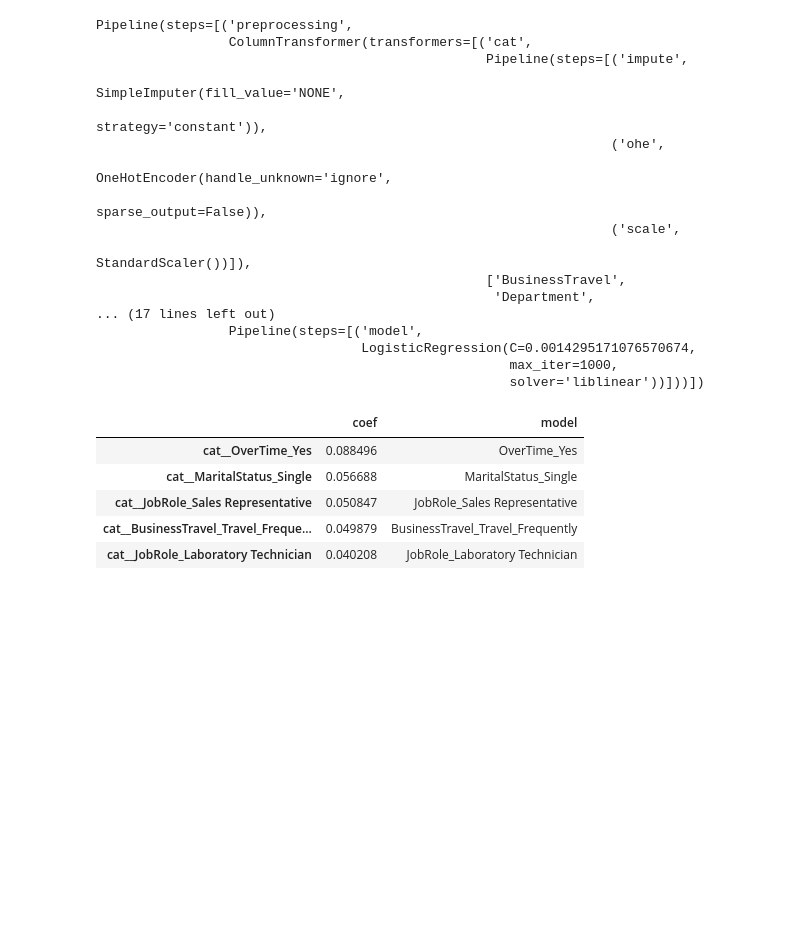
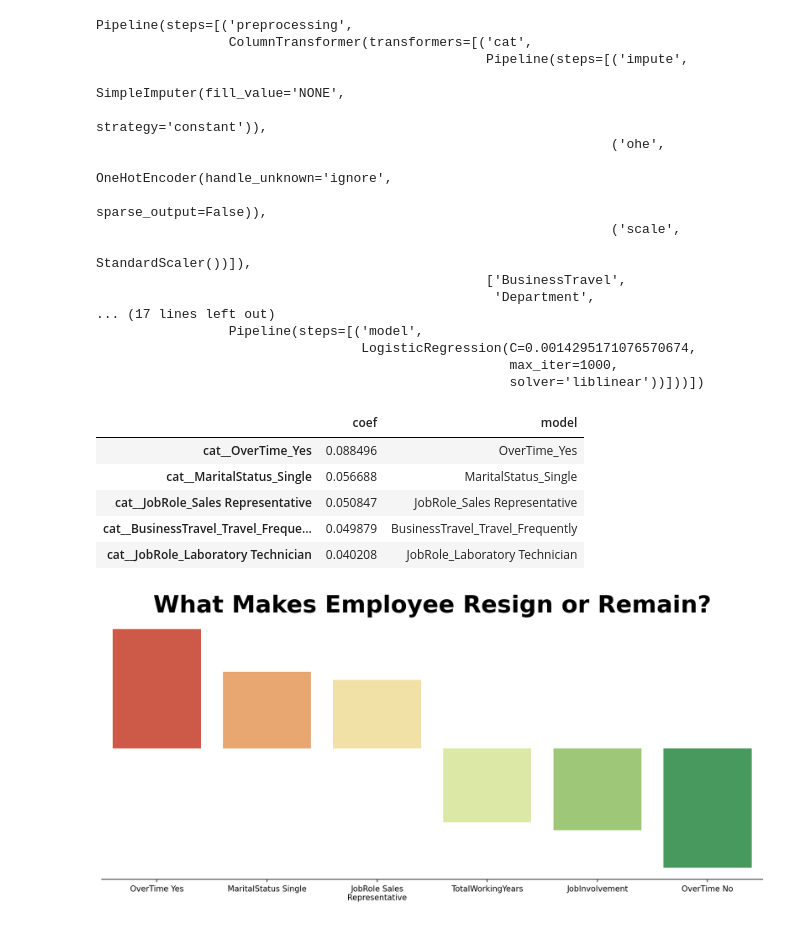
Before and after one commit to danjelito/classification-employee-attrition, a Jupyter notebook: notebook/eda.ipynb, the cells around one changed output. Drawn from its saved outputs; the diff is of its cells as text; code cells hidden in the pictures; blank space fills up the shorter version.

Commit message:
Create feature importance plot.

```diff
--- a/notebook/eda.ipynb
+++ b/notebook/eda.ipynb
@@ -487,3 +488,36 @@ importances.head()
 | cat__JobRole_Sales Representative | 0.050847 | JobRole_Sales Representative |
 | cat__BusinessTravel_Travel_Freque... | 0.049879 | BusinessTravel_Travel_Frequently |
 | cat__JobRole_Laboratory Technician | 0.040208 | JobRole_Laboratory Technician |
+# %%
+plt.figure(figsize= (15, 6), dpi= 150)
+
+ax= sns.barplot(
+    data= pd.concat([importances.head(3), importances.tail(3)]),
+    x= 'model',
+    y= 'coef',
+    palette= 'RdYlGn'
+)
+
+# wrap x tick labels
+from textwrap import wrap
+labels= ax.get_xticklabels()
+label_texts= [label.get_text().replace('_', ' ') for label in labels]
+label_wrapped= ['\n'.join(wrap(label, 20)) for label in label_texts]
+ax.set_xticklabels(label_wrapped)
+
+# set axis label
+ax.set_xlabel('')
+ax.set_ylabel('')
+
+# set spine
+ax.spines[['top', 'left', 'right']].set_visible(False)
+ax.tick_params(left=False)
+ax.tick_params(labelleft=False)
+ax.set_yticks([])
+
+# set title
+ax.set_title('What Makes Employee Resign or Remain?', fontsize= 30, fontweight= 'bold')
+
+plt.show()
+# %% [output]
+[figure, added]
```
Also changed, not shown: parts of 6 cells of this notebook, 9 other files.
